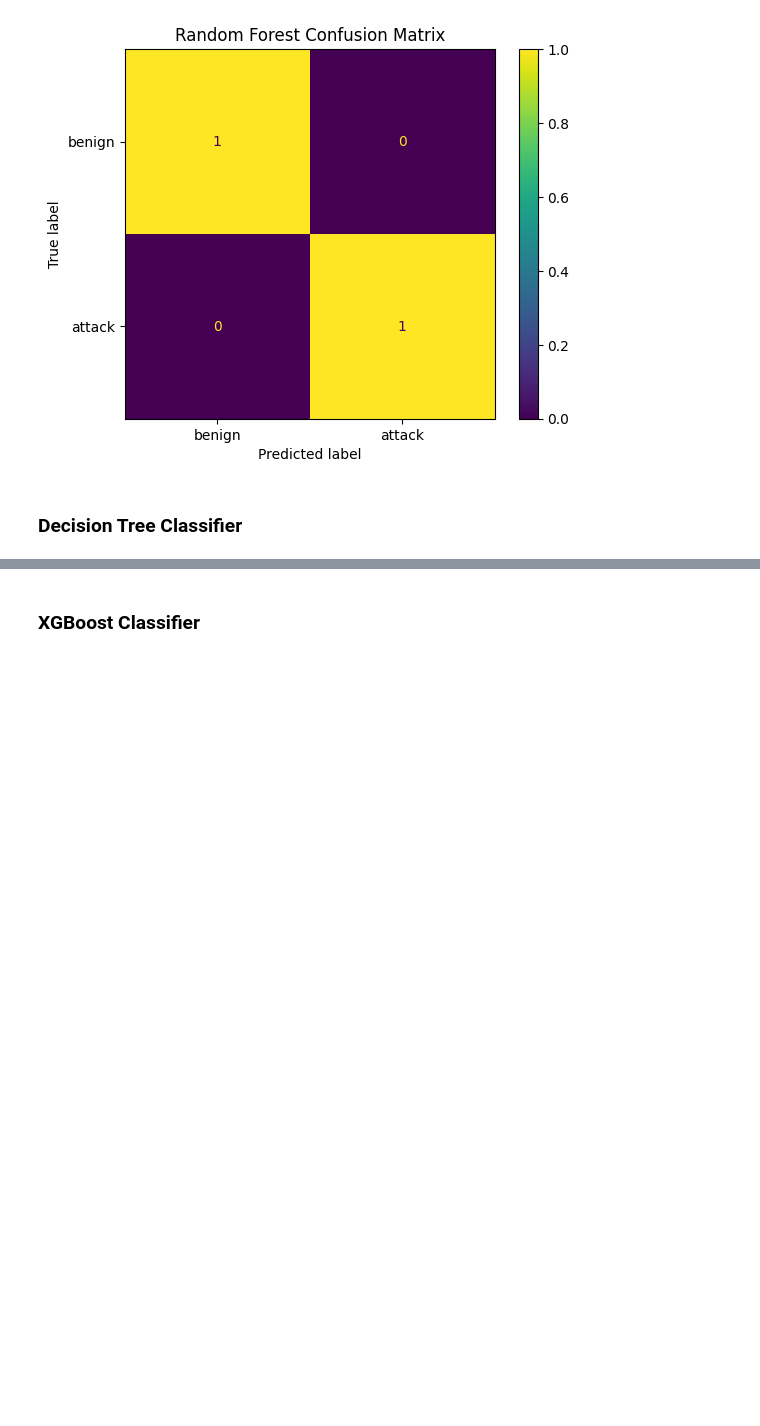
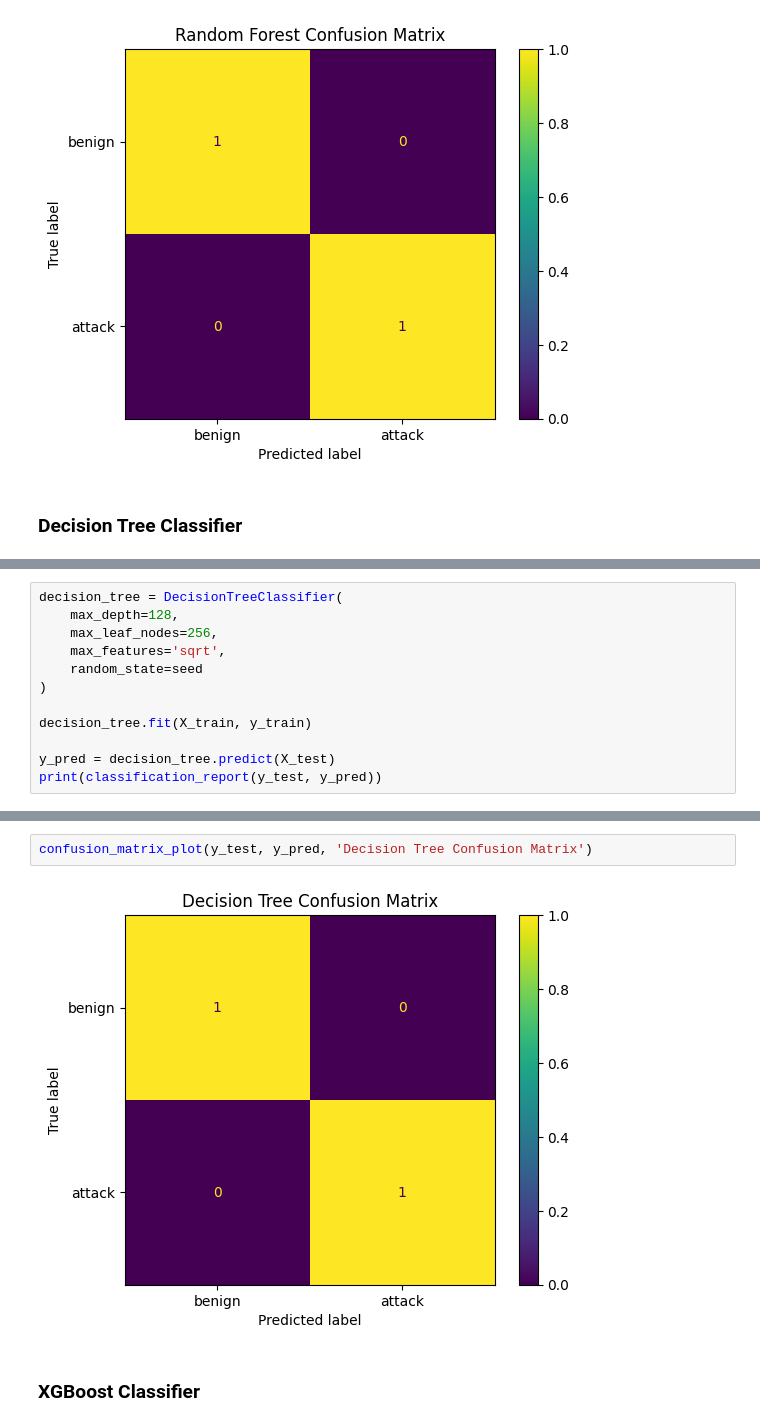
Before and after one commit to Bast-94/CYBERML-Project, a Jupyter notebook: cyber-ml.ipynb, the cells around one changed output, grey strips where cells are left out. Saved outputs shown, nothing was run; the diff lists cells and outputs as text; blank space fills up the shorter version.

Commit message:
classification: Added Decision Tree Classifier

```diff
--- a/cyber-ml.ipynb
+++ b/cyber-ml.ipynb
@@ -188,0 +187,12 @@ confusion_matrix_plot(y_test, y_pred, 'Random Forest Confusion Matrix')
+# %%
+decision_tree = DecisionTreeClassifier(
+    max_depth=128,
+    max_leaf_nodes=256,
+    max_features='sqrt',
+    random_state=seed
+)
+
+decision_tree.fit(X_train, y_train)
+
+y_pred = decision_tree.predict(X_test)
+print(classification_report(y_test, y_pred))
@@ -189,3 +208,7 @@ confusion_matrix_plot(y_test, y_pred, 'Random Forest Confusion Matrix')
+# %%
+confusion_matrix_plot(y_test, y_pred, 'Decision Tree Confusion Matrix')
+# %% [output]
+[figure, added]
 # %% [markdown]
 ### XGBoost Classifier
 # %%
```
Also changed, not shown: parts of 2 cells of this notebook.
